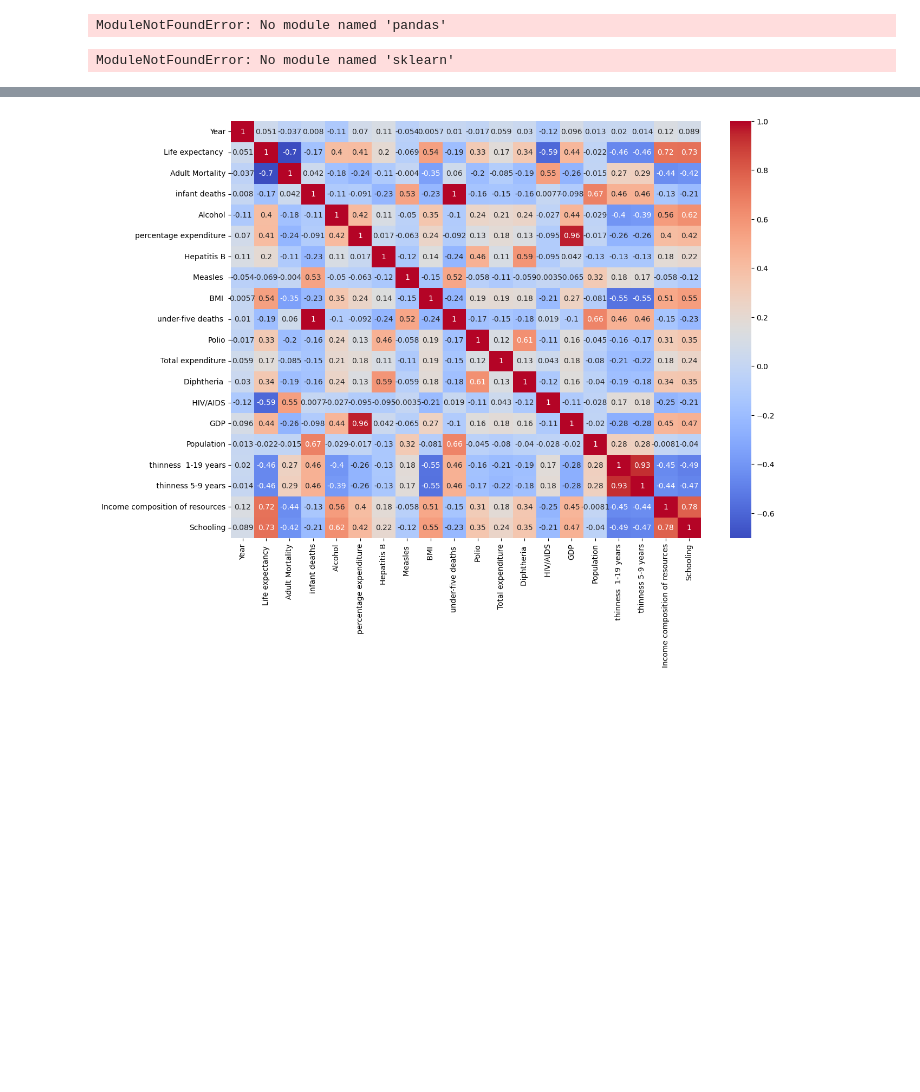
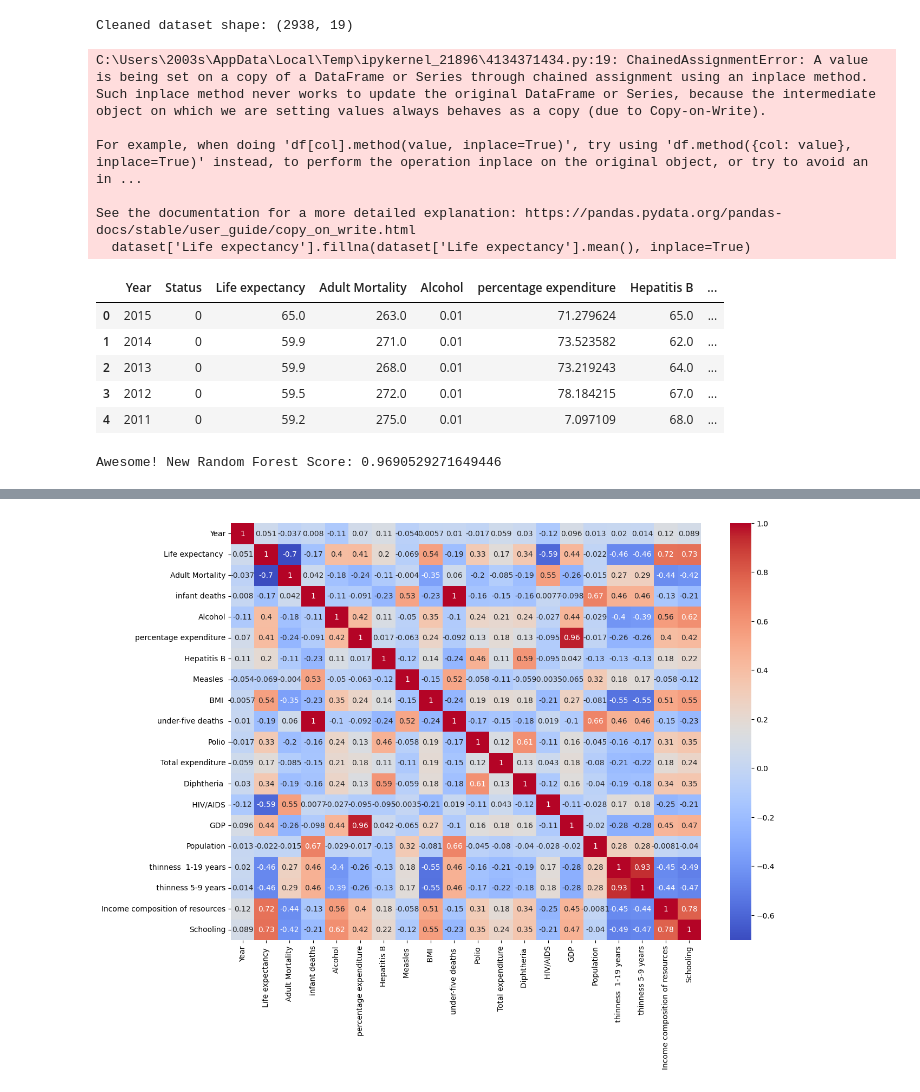
Before and after one commit to BasuSrijan2003/life-expectancy-dashboard-ML_NLP, a Jupyter notebook: LifeExpectancyIrfan.ipynb, the cells around one changed output, grey strips where cells are left out. Cells and saved outputs as stored; diff of their text form; code cells hidden in the pictures; blank space fills up the shorter version.

Commit message:
Initial commit - Life Expectancy Dashboard2

```diff
--- a/LifeExpectancyFinal1.ipynb
+++ b/LifeExpectancyIrfan.ipynb
@@ -1,30 +1,43 @@
 # %%
 import pandas as pd
 import numpy as np
 import seaborn as sns
 import matplotlib.pyplot as plt
 
 # 1. Load the dataset (Since both files are in the same folder, this is perfect)
-dataset = pd.read_csv("Life Expectancy Data.csv")
+dataset = pd.read_csv("data/Life Expectancy Data.csv")
 
 # 2. Fix the hidden spaces in the column names
 dataset.columns = dataset.columns.str.strip()
 
 # 3. Change the text to numbers (Developing = 0, Developed = 1)
 dataset['Status'] = dataset['Status'].map({'Developing': 0, 'Developed': 1})
 
 # 4. Drop the 'Country' column and the duplicate columns
 dataset = dataset.drop(columns=['Country', 'infant deaths', 'thinness 5-9 years'])
 
 # 5. Fill in the blank missing data with the average
 dataset['Life expectancy'].fillna(dataset['Life expectancy'].mean(), inplace=True)
 dataset.fillna(dataset.mean(), inplace=True)
 
 # Print the final shape to prove it's clean and full
 print("Cleaned dataset shape:", dataset.shape)
 dataset.head()
 # %% [output]
-ModuleNotFoundError: No module named 'pandas'
+Cleaned dataset shape: (2938, 19)
+C:\Users\2003s\AppData\Local\Temp\ipykernel_21896\4134371434.py:19: ChainedAssignmentError: A value is being set on a copy of a DataFrame or Series through chained assignment using an inplace method.
+Such inplace method never works to update the original DataFrame or Series, because the intermediate object on which we are setting values always behaves as a copy (due to Copy-on-Write).
+
+For example, when doing 'df[col].method(value, inplace=True)', try using 'df.method({col: value}, inplace=True)' instead, to perform the operation inplace on the original object, or try to avoid an in ...
+
+See the documentation for a more detailed explanation: https://pandas.pydata.org/pandas-docs/stable/user_guide/copy_on_write.html
+  dataset['Life expectancy'].fillna(dataset['Life expectancy'].mean(), inplace=True)
+|  | Year | Status | Life expectancy | Adult Mortality | Alcohol | percentage expenditure | Hepatitis B | ... |
+| 0 | 2015 | 0 | 65.0 | 263.0 | 0.01 | 71.279624 | 65.0 | ... |
+| 1 | 2014 | 0 | 59.9 | 271.0 | 0.01 | 73.523582 | 62.0 | ... |
+| 2 | 2013 | 0 | 59.9 | 268.0 | 0.01 | 73.219243 | 64.0 | ... |
+| 3 | 2012 | 0 | 59.5 | 272.0 | 0.01 | 78.184215 | 67.0 | ... |
+| 4 | 2011 | 0 | 59.2 | 275.0 | 0.01 | 7.097109 | 68.0 | ... |
 # %%
 from sklearn.model_selection import train_test_split
 from sklearn.ensemble import RandomForestRegressor
@@ -47,7 +60,7 @@ rf_model.fit(x_train, y_train)
 rf_pred = rf_model.predict(x_test)
 print("Awesome! New Random Forest Score:", r2_score(y_test, rf_pred))
 # %% [output]
-ModuleNotFoundError: No module named 'sklearn'
+Awesome! New Random Forest Score: 0.9690529271649446
 # %%
 # 1. Extract the internal ranking from the model
 importances = rf_model.feature_importances_
```
Also changed, not shown: parts of 2 cells of this notebook, 4 other files.
